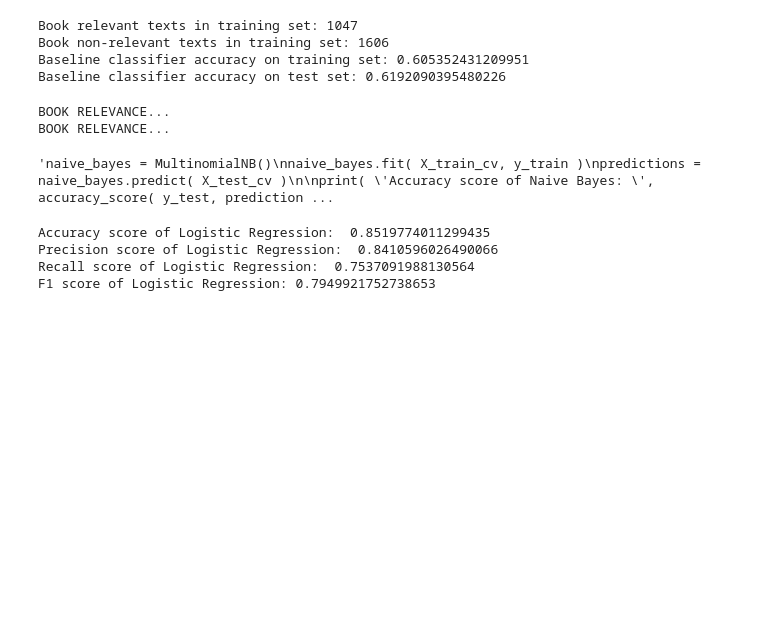
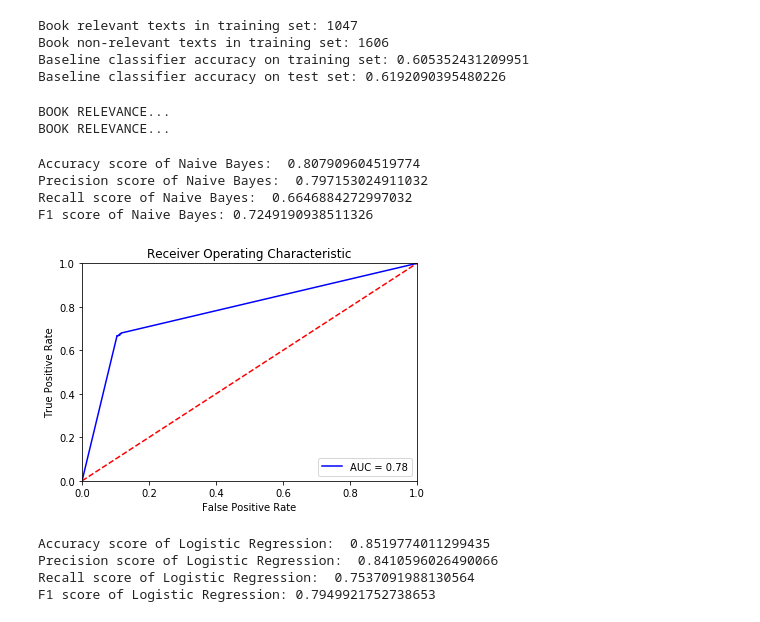
Before and after one commit to domenkos/IMapBook-NLP, a Jupyter notebook: code/Experiments.ipynb, the cells around one changed output. Drawn from its saved outputs; the diff is of its cells as text; code cells hidden in the pictures; blank space fills up the shorter version.

```diff
--- a/code/Baseline models.ipynb
+++ b/code/Experiments.ipynb
@@ -336,44 +336,48 @@ BOOK RELEVANCE...
 # %%
 positiveLabel = 'Yes'
 
-'''naive_bayes = MultinomialNB()
-naive_bayes.fit( X_train_cv, y_train )
-predictions = naive_bayes.predict( X_test_cv )
+naive_bayes = GaussianNB()
+naive_bayes.fit( X_train_cv.toarray(), y_train )
+predictions = naive_bayes.predict( X_test_cv.toarray() )
 
 print( 'Accuracy score of Naive Bayes: ', accuracy_score( y_test, predictions ) )
 print( 'Precision score of Naive Bayes: ', precision_score( y_test, predictions, pos_label = positiveLabel ) )
 print( 'Recall score of Naive Bayes: ', recall_score( y_test, predictions, pos_label = positiveLabel ) )
 print( 'F1 score of Naive Bayes:', f1_score( y_test, predictions, pos_label = positiveLabel ) )
 print()
 
 
 # cm = confusion_matrix( y_test, predictions )
 # print( cm )
 # df_cm = pd.DataFrame( cm, range( 2 ), range( 2 ) )
 # plt.figure(figsize=(10,7))
 # sn.set(font_scale=1.4) # for label size
 # sn.heatmap(df_cm, annot=True, annot_kws={"size": 16}) # font size
 # plt.imshow( cm )
 # plt.show()
 
 
 # probs = naive_bayes.predict_proba( X_test_cv )
-probs = naive_bayes.predict_proba( X_test_cv )
+probs = naive_bayes.predict_proba( X_test_cv.toarray() )
 preds = probs[ :, 1 ]
 fpr, tpr, threshold = roc_curve( y_test, preds, pos_label = positiveLabel )
 roc_auc = auc( fpr, tpr )
 
 plt.title( 'Receiver Operating Characteristic' )
 plt.plot( fpr, tpr, 'b', label = 'AUC = %0.2f' % roc_auc )
 plt.legend( loc = 'lower right')
 plt.plot( [ 0, 1 ], [ 0, 1 ], 'r--' )
 plt.xlim( [ 0, 1 ] )
 plt.ylim( [ 0, 1 ] )
 plt.ylabel( 'True Positive Rate' )
 plt.xlabel( 'False Positive Rate' )
-plt.show()'''
+plt.show()
 # %% [output]
-'naive_bayes = MultinomialNB()\nnaive_bayes.fit( X_train_cv, y_train )\npredictions = naive_bayes.predict( X_test_cv )\n\nprint( \'Accuracy score of Naive Bayes: \', accuracy_score( y_test, prediction ...
+Accuracy score of Naive Bayes:  0.807909604519774
+Precision score of Naive Bayes:  0.797153024911032
+Recall score of Naive Bayes:  0.6646884272997032
+F1 score of Naive Bayes: 0.7249190938511326
+[figure, added]
 # %%
 lrRelevant = LogisticRegression()
 lrRelevant.fit( X_train_cv, y_train )
```
Also changed, not shown: parts of 8 cells of this notebook, 1 other file.
